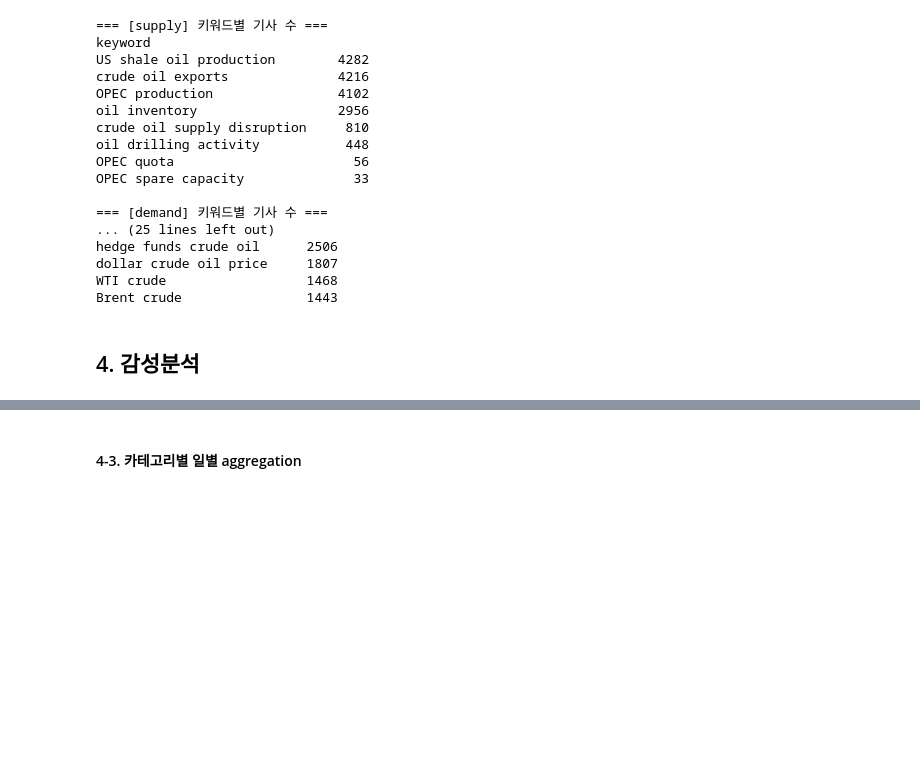
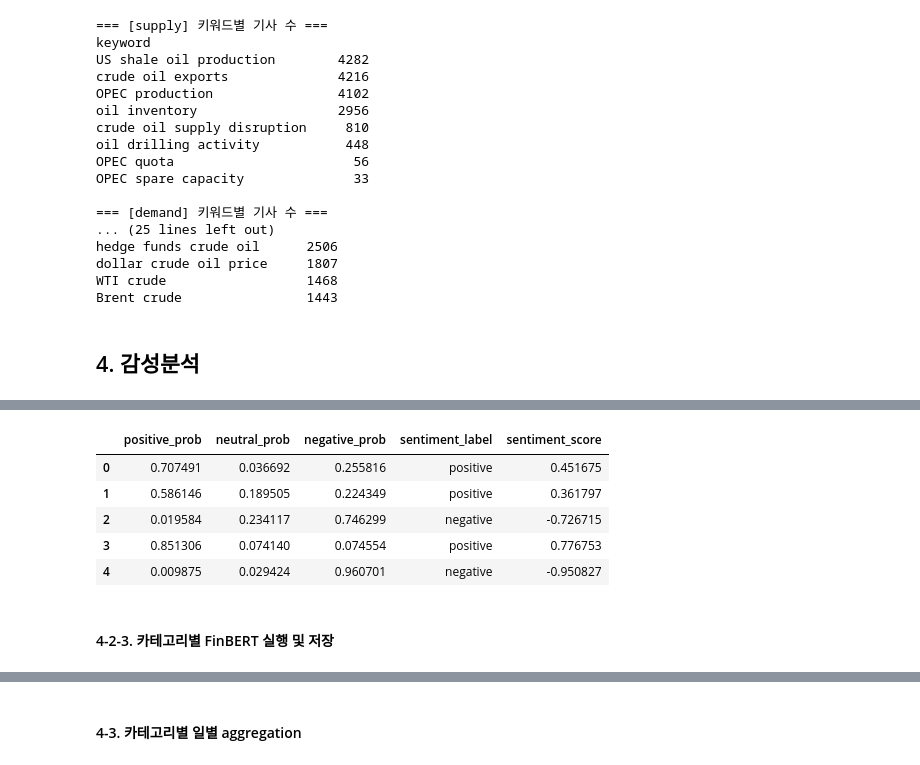
Before and after one commit to choosooa/BAF-26-1-finance_2, a Jupyter notebook: src/Crawling copy.ipynb, the cells around one changed output, grey strips where cells are left out. Cells and saved outputs as stored; diff of their text form; code cells hidden in the pictures; blank space fills up the shorter version.

```diff
--- a/src/Crawling copy.ipynb
+++ b/src/Crawling copy.ipynb
@@ -1734,4 +1908,18 @@ def run_finbert(texts, batch_size=32):
             })
 
     return pd.DataFrame(results)
+# %%
+### 테스트용
+test_texts = finbert_input_dfs["supply"]["finbert_text"].head(5).tolist()
+test_result = run_finbert(test_texts, batch_size=5)
+display(test_result)
+# %% [output]
+|  | positive_prob | neutral_prob | negative_prob | sentiment_label | sentiment_score |
+| 0 | 0.707491 | 0.036692 | 0.255816 | positive | 0.451675 |
+| 1 | 0.586146 | 0.189505 | 0.224349 | positive | 0.361797 |
+| 2 | 0.019584 | 0.234117 | 0.746299 | negative | -0.726715 |
+| 3 | 0.851306 | 0.074140 | 0.074554 | positive | 0.776753 |
+| 4 | 0.009875 | 0.029424 | 0.960701 | negative | -0.950827 |
+# %% [markdown]
+#### 4-2-3. 카테고리별 FinBERT 실행 및 저장
 # %%
```
Also changed, not shown: parts of 31 cells of this notebook, 8 other files.
